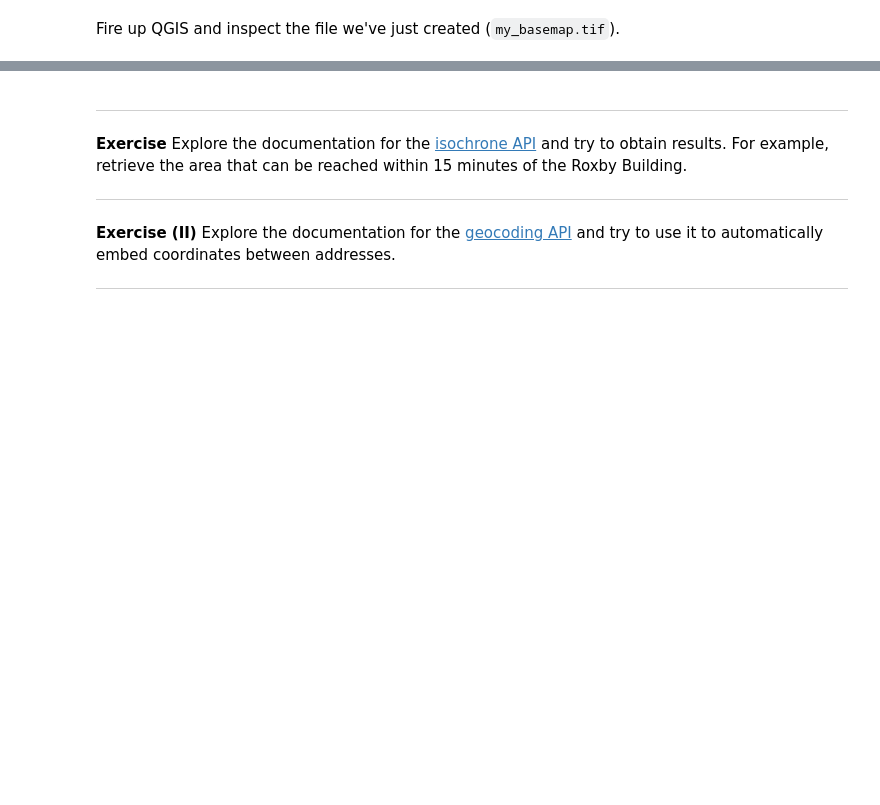
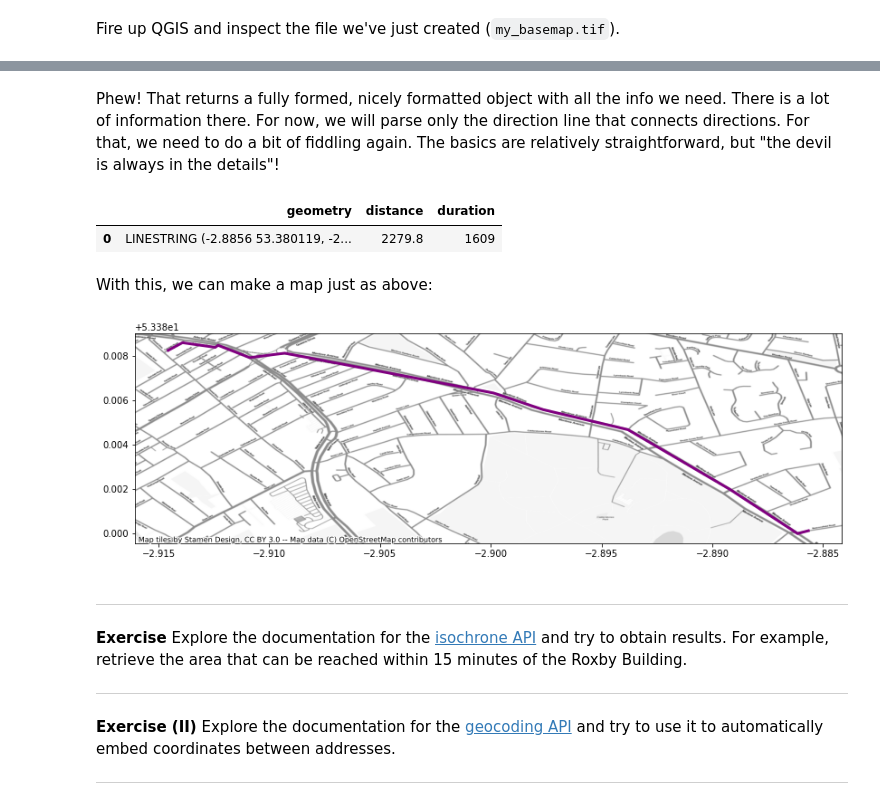
Before and after one commit to darribas/wmn, a Jupyter notebook: docs/labs/lab_04.ipynb, the cells around one changed output, grey strips where cells are left out. Drawn from its saved outputs; the diff is of its cells as text; code cells hidden in the pictures; blank space fills up the shorter version.

```diff
--- a/docs/labs/lab_04.ipynb
+++ b/docs/labs/lab_04.ipynb
@@ -371,0 +391,7 @@ To finish this lab, we will explore an API that allows us to tap into the output
+# %%
+query = dir_base.replace("XXXmodeXXX", "walking")\
+                .replace("XXXorig_lonXXX", "-2.8857242")\
+                .replace("XXXorig_latXXX", "53.3803881")\
+                .replace("XXXdest_lonXXX", "-2.9146053")\
+                .replace("XXXdest_latXXX", "53.3882099")
+query
@@ -371,0 +402,2 @@ To finish this lab, we will explore an API that allows us to tap into the output
+# %%
+r = requests.get(query.replace("YOUR_MAPBOX_ACCESS_TOKEN", TOKEN))
@@ -371,0 +413,3 @@ To finish this lab, we will explore an API that allows us to tap into the output
+# %%
+waypoints = json.loads(r.content)
+waypoints
@@ -372,3 +434,22 @@ To finish this lab, we will explore an API that allows us to tap into the output
+# %% [markdown]
+Phew! That returns a fully formed, nicely formatted object with all the info we need. There is a lot of information there. For now, we will parse only the direction line that connects directions. For that, we need to do a bit of fiddling again. The basics are relatively straightforward, but "the devil is always in the details"!
+# %%
+route = waypoints['routes'][0]
+route['properties'] = {"distance": waypoints["routes"][0]["distance"],
+                       "duration": waypoints["routes"][0]["duration"]
+                      }
+routes = geopandas.GeoDataFrame.from_features([route], crs="EPSG:4326")
+routes
+# %% [output]
+|  | geometry | distance | duration |
+| 0 | LINESTRING (-2.8856 53.380119, -2... | 2279.8 | 1609 |
+# %% [markdown]
+With this, we can make a map just as above:
+# %%
+ax = routes.plot(color="purple", linewidth=3, figsize=(14, 14))
+cx.add_basemap(ax, crs=routes.crs, url=cx.providers.Stamen.TonerLite)
+# %% [output]
+[figure, added]
 # %% [markdown]
 ---
 
```
Also changed, not shown: parts of 16 cells of this notebook, 10 other files.
